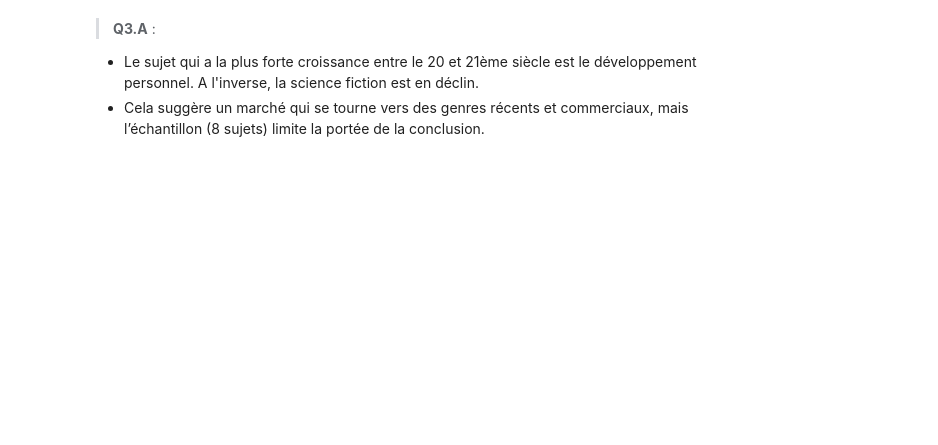
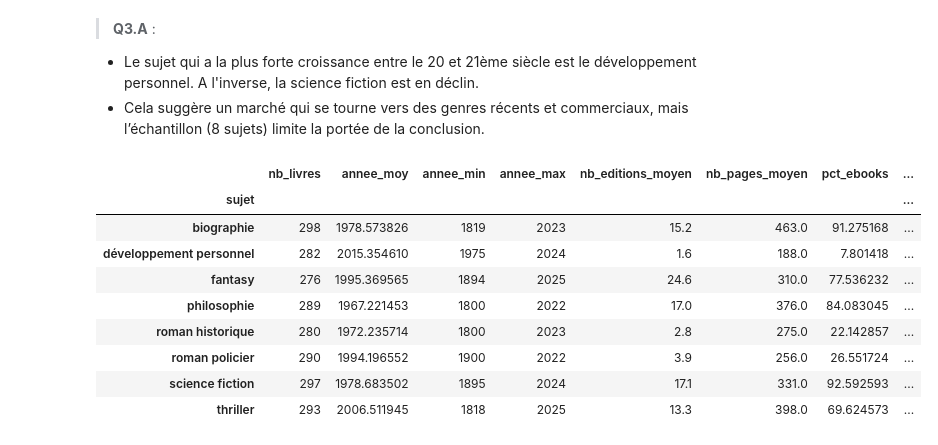
Before and after one commit to smarjane/TP-livres-data, a Jupyter notebook: TP_Livre.ipynb, the cells around one changed output. Cells and saved outputs as stored; diff of their text form; code cells hidden in the pictures; blank space fills up the shorter version.

```diff
--- a/TP_Livre.ipynb
+++ b/TP_Livre.ipynb
@@ -727,3 +727,29 @@ pivot_df_nettoyage.sort_values(by='taux_croissance', ascending=False)
 # Etape 4 :  Agrégats et analyses
 # ==============================
 # 4.1 - Agrégats par sujet
+# %%
+df_sujets = df_nettoyage.groupby('sujet').agg(
+    nb_livres=('titre','count'),
+    annee_moy=('annee_publication', 'mean'),
+    annee_min=('annee_publication', 'min'),
+    annee_max=('annee_publication', 'max'),
+    nb_editions_moyen=('nb_editions', lambda x: x.mean().round(1)),
+    nb_pages_moyen=('nb_pages_median', lambda x: x.mean().round(0)),
+    pct_ebooks=('has_ebook', lambda x: x.mean() * 100),
+    pct_populaires=('est_populaire', lambda x: x.mean() * 100),
+    score_popularite_moyen=('score_popularite', 'mean'),
+    taux_canonisation=('est_populaire')
+)
+
+df_sujets
+# %% [output]
+|  | nb_livres | annee_moy | annee_min | annee_max | nb_editions_moyen | nb_pages_moyen | pct_ebooks | ... |
+| sujet |  |  |  |  |  |  |  | ... |
+| biographie | 298 | 1978.573826 | 1819 | 2023 | 15.2 | 463.0 | 91.275168 | ... |
+| développement personnel | 282 | 2015.354610 | 1975 | 2024 | 1.6 | 188.0 | 7.801418 | ... |
+| fantasy | 276 | 1995.369565 | 1894 | 2025 | 24.6 | 310.0 | 77.536232 | ... |
+| philosophie | 289 | 1967.221453 | 1800 | 2022 | 17.0 | 376.0 | 84.083045 | ... |
+| roman historique | 280 | 1972.235714 | 1800 | 2023 | 2.8 | 275.0 | 22.142857 | ... |
+| roman policier | 290 | 1994.196552 | 1900 | 2022 | 3.9 | 256.0 | 26.551724 | ... |
+| science fiction | 297 | 1978.683502 | 1895 | 2024 | 17.1 | 331.0 | 92.592593 | ... |
+| thriller | 293 | 2006.511945 | 1818 | 2025 | 13.3 | 398.0 | 69.624573 | ... |
```
Also changed, not shown: parts of 10 cells of this notebook.
